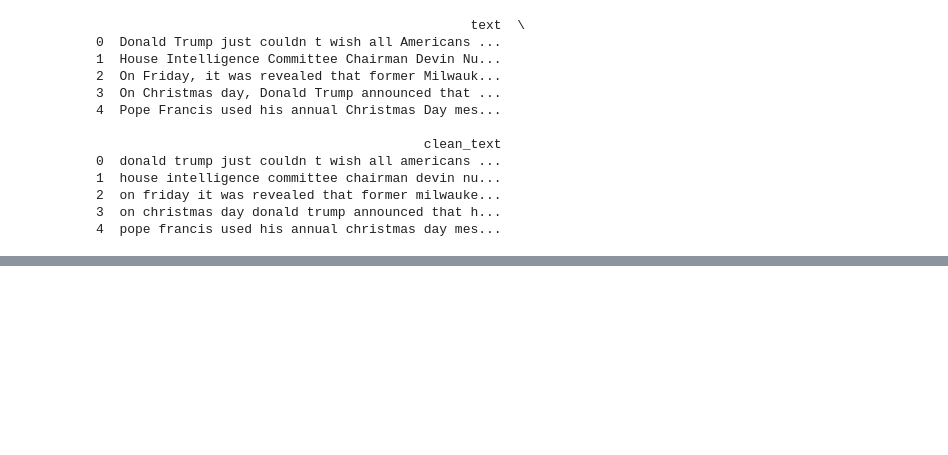
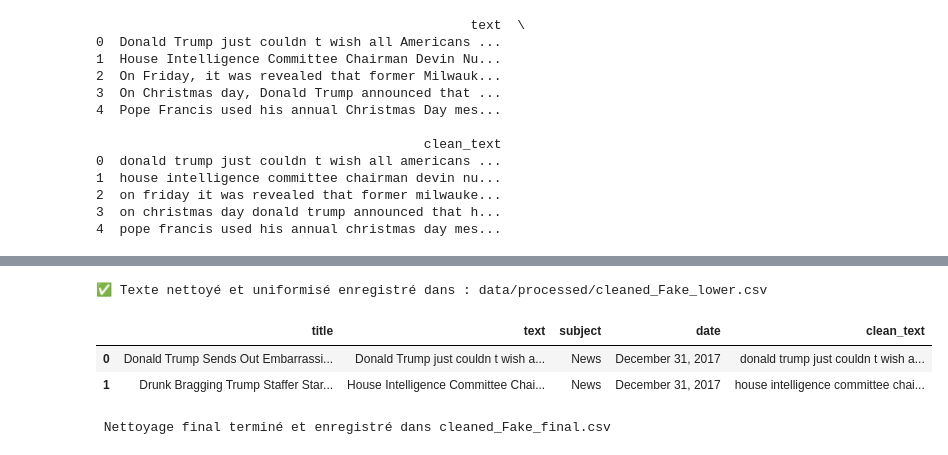
Before and after one commit to kirillsst/Fake-News-Detect, a Jupyter notebook: notebooks/delete.ipynb, the cells around one changed output, grey strips where cells are left out. Saved outputs shown, nothing was run; the diff lists cells and outputs as text; code cells hidden in the pictures; blank space fills up the shorter version.

```diff
--- a/notebooks/delete.ipynb
+++ b/notebooks/delete.ipynb
@@ -248,0 +371,51 @@ print(df[['text', 'clean_text']].head(5))
+# %%
+import pandas as pd
+import re
+from bs4 import BeautifulSoup
+
+# Charger ton CSV existant
+df = pd.read_csv("data/processed/cleaned_Fake.csv")
+
+# Fonction de nettoyage complète
+def clean_text(text):
+    if not isinstance(text, str):
+        return ""
+    text = BeautifulSoup(text, "html.parser").get_text()
+    text = re.sub(r"http\S+|www\S+|https\S+", "", text)
+    text = re.sub(r"[^a-zA-Z0-9\s.,!?']", " ", text)
+    text = re.sub(r"\s+", " ", text).strip()
+    return text.lower()
+
+# Appliquer le nettoyage sur la colonne 'clean_text'
+df["clean_text"] = df["clean_text"].apply(clean_text)
+
+# Sauvegarder le fichier nettoyé final
+output_path = "data/processed/cleaned_Fake_lower.csv"
+df.to_csv(output_path, index=False)
+
+print(f" Texte nettoyé et uniformisé enregistré dans : {output_path}")
+df.head(2)
+# %% [output]
+✅ Texte nettoyé et uniformisé enregistré dans : data/processed/cleaned_Fake_lower.csv
+|  | title | text | subject | date | clean_text |
+| 0 | Donald Trump Sends Out Embarrassi... | Donald Trump just couldn t wish a... | News | December 31, 2017 | donald trump just couldn t wish a... |
+| 1 | Drunk Bragging Trump Staffer Star... | House Intelligence Committee Chai... | News | December 31, 2017 | house intelligence committee chai... |
+# %%
+import pandas as pd
+import re
+
+df = pd.read_csv("data/processed/cleaned_Fake.csv")
+
+def final_clean(text):
+    if not isinstance(text, str):
+        return ""
+    text = re.sub(r"[^a-z0-9\s.,!?']", " ", text)  # garde lettres/chiffres/ponctuation simple
+    text = re.sub(r"\s+", " ", text).strip()       # supprime espaces multiples
+    return text
+
+df["clean_text"] = df["clean_text"].apply(final_clean)
+df.to_csv("data/processed/cleaned_Fake_final.csv", index=False)
+
+print(" Nettoyage final terminé et enregistré dans cleaned_Fake_final.csv")
+# %% [output]
+ Nettoyage final terminé et enregistré dans cleaned_Fake_final.csv
```
Also changed, not shown: parts of 7 cells of this notebook, 6 other files.
